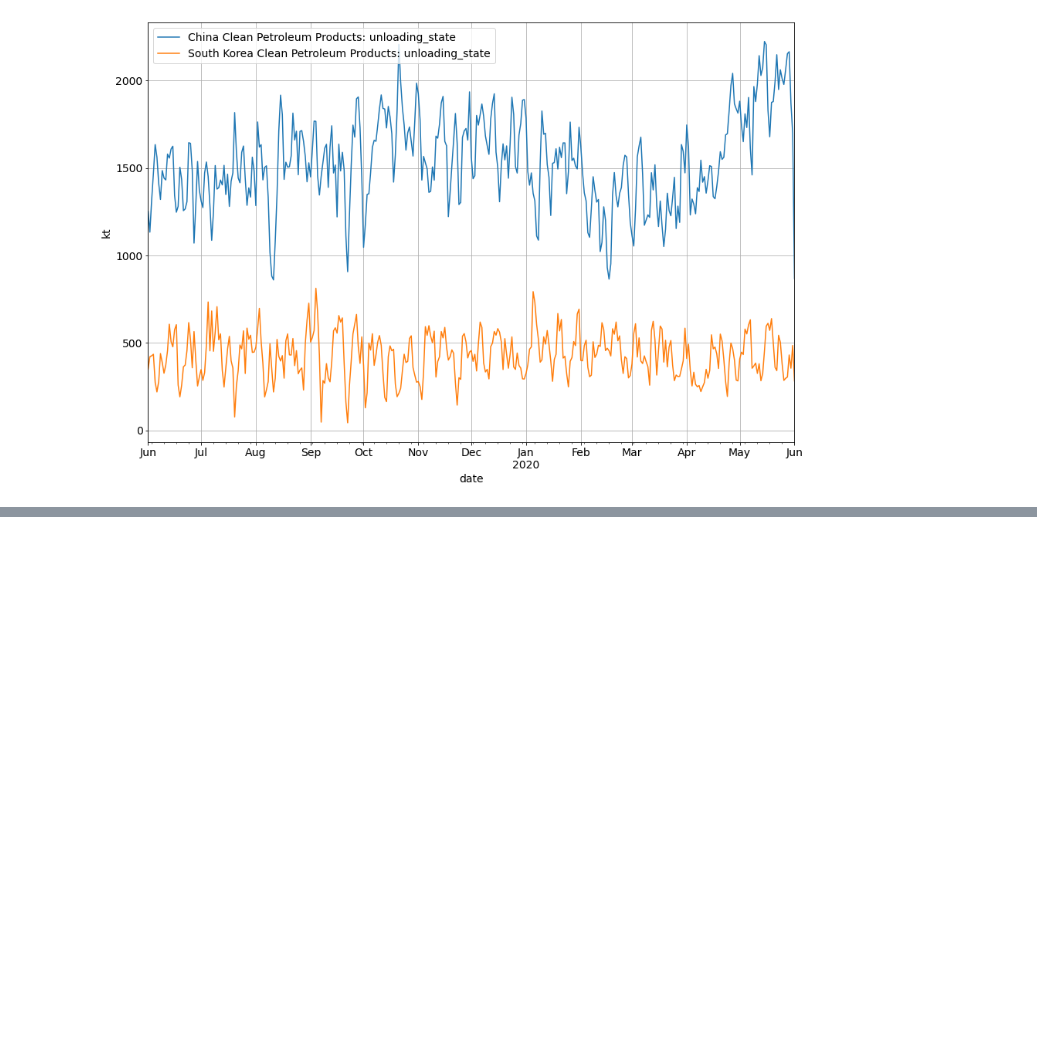
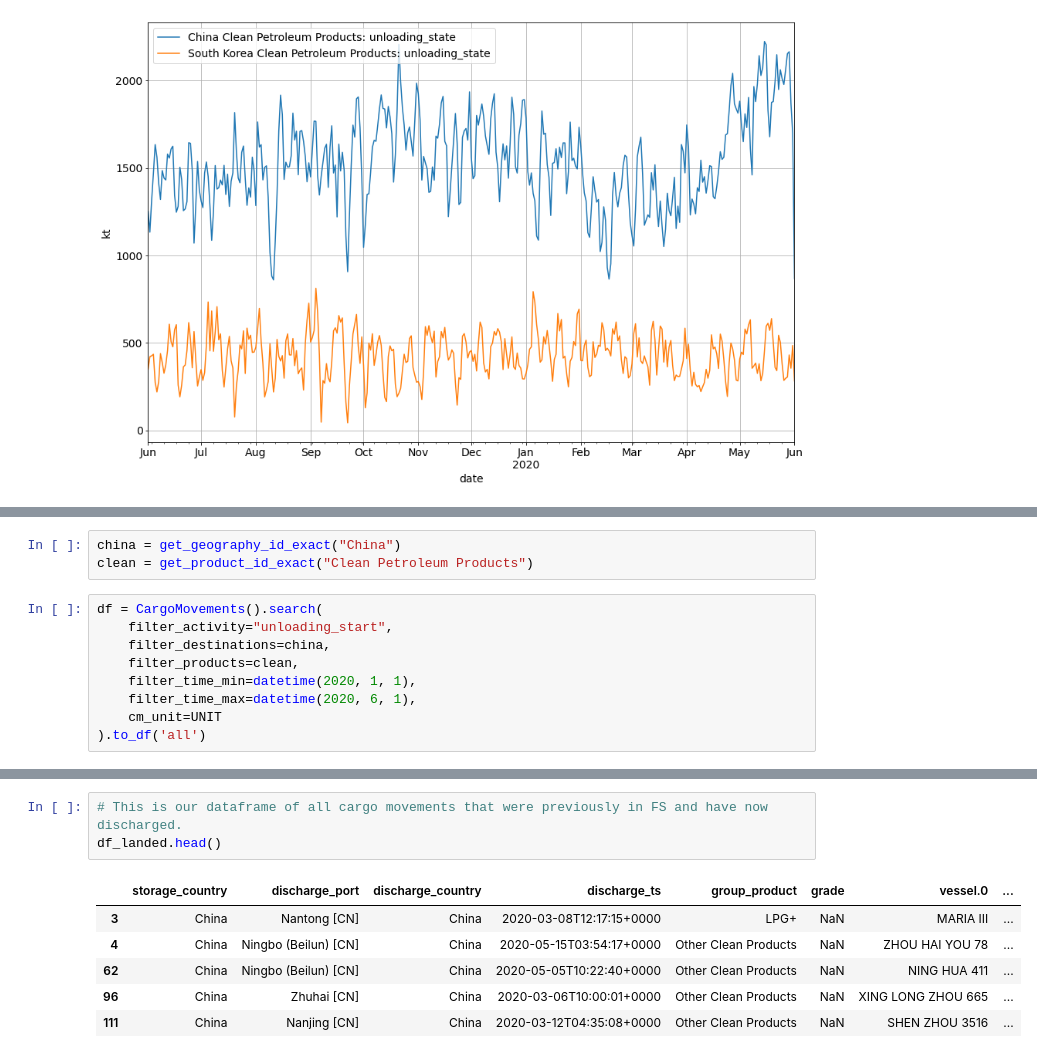
Before and after one commit to VorTECHsa/python-sdk, a Jupyter notebook: Demand Recovery in Asia, Webinar 10th June 2020.ipynb, the cells around one changed output, grey strips where cells are left out. Drawn from its saved outputs; the diff is of its cells as text; blank space fills up the shorter version.

```diff
--- a/docs/examples/Demand Recovery in Asia, Webinar 10th June 2020.ipynb
+++ b/Demand Recovery in Asia, Webinar 10th June 2020.ipynb
@@ -185,0 +190,12 @@ plot_df(merge([
+# %%
+china = get_geography_id_exact("China")
+clean = get_product_id_exact("Clean Petroleum Products")
+# %%
+df = CargoMovements().search(
+    filter_activity="unloading_start",
+    filter_destinations=china,
+    filter_products=clean,
+    filter_time_min=datetime(2020, 1, 1),
+    filter_time_max=datetime(2020, 6, 1),
+    cm_unit=UNIT
+).to_df('all')
@@ -185,0 +242,10 @@ plot_df(merge([
+# %%
+# This is our dataframe of all cargo movements that were previously in FS and have now discharged.
+df_landed.head()
+# %% [output]
+|  | storage_country | discharge_port | discharge_country | discharge_ts | group_product | grade | vessel.0 | ... |
+| 3 | China | Nantong [CN] | China | 2020-03-08T12:17:15+0000 | LPG+ | NaN | MARIA III | ... |
+| 4 | China | Ningbo (Beilun) [CN] | China | 2020-05-15T03:54:17+0000 | Other Clean Products | NaN | ZHOU HAI YOU 78 | ... |
+| 62 | China | Ningbo (Beilun) [CN] | China | 2020-05-05T10:22:40+0000 | Other Clean Products | NaN | NING HUA 411 | ... |
+| 96 | China | Zhuhai [CN] | China | 2020-03-06T10:00:01+0000 | Other Clean Products | NaN | XING LONG ZHOU 665 | ... |
+| 111 | China | Nanjing [CN] | China | 2020-03-12T04:35:08+0000 | Other Clean Products | NaN | SHEN ZHOU 3516 | ... |
```
Also changed, not shown: parts of 9 cells of this notebook.
